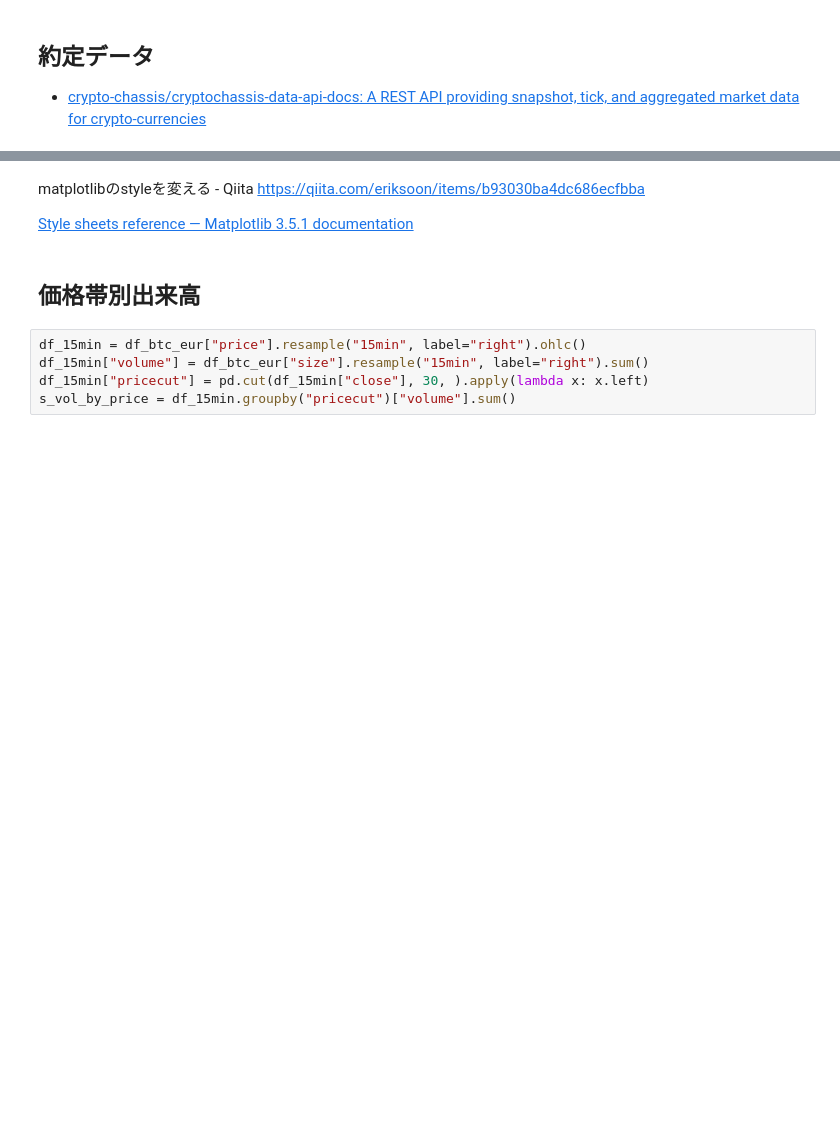
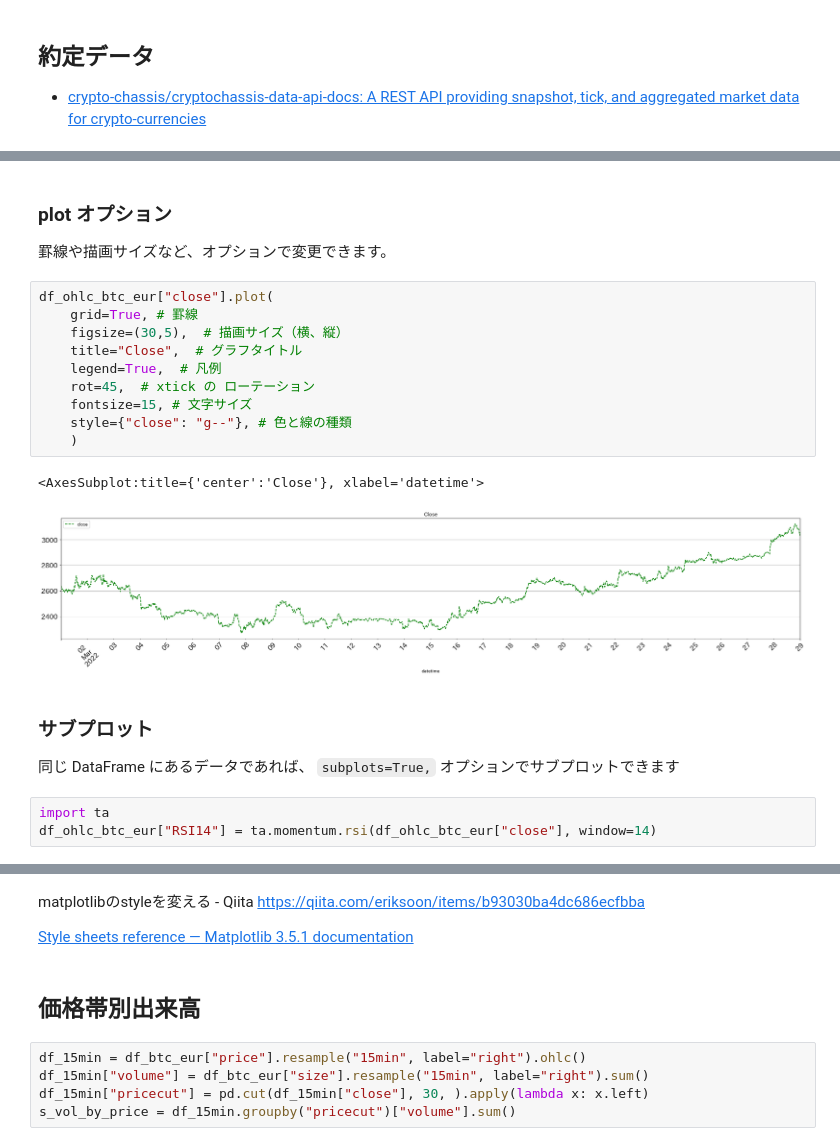
Before and after one commit to fin-py/botter4visualization, a Jupyter notebook: source/static_plots.ipynb, the cells around one changed output, grey strips where cells are left out. Cells and saved outputs as stored; diff of their text form; blank space fills up the shorter version.

```diff
--- a/source/static_plots.ipynb
+++ b/source/static_plots.ipynb
@@ -145,0 +82,24 @@ df_ohlc_btc_eur["close"].plot()
+# %% [markdown]
+### plot オプション
+
+罫線や描画サイズなど、オプションで変更できます。
+# %%
+df_ohlc_btc_eur["close"].plot(
+    grid=True, # 罫線
+    figsize=(30,5),  # 描画サイズ（横、縦）
+    title="Close",  # グラフタイトル
+    legend=True,  # 凡例
+    rot=45,  # xtick の ローテーション
+    fontsize=15, # 文字サイズ
+    style={"close": "g--"}, # 色と線の種類
+    )
+# %% [output]
+<AxesSubplot:title={'center':'Close'}, xlabel='datetime'>
+[figure, added]
+# %% [markdown]
+### サブプロット
+
+同じ DataFrame にあるデータであれば、 `subplots=True,` オプションでサブプロットできます
+# %%
+import ta
+df_ohlc_btc_eur["RSI14"] = ta.momentum.rsi(df_ohlc_btc_eur["close"], window=14)
```
Also changed, not shown: parts of 43 cells of this notebook, 3 other files.
